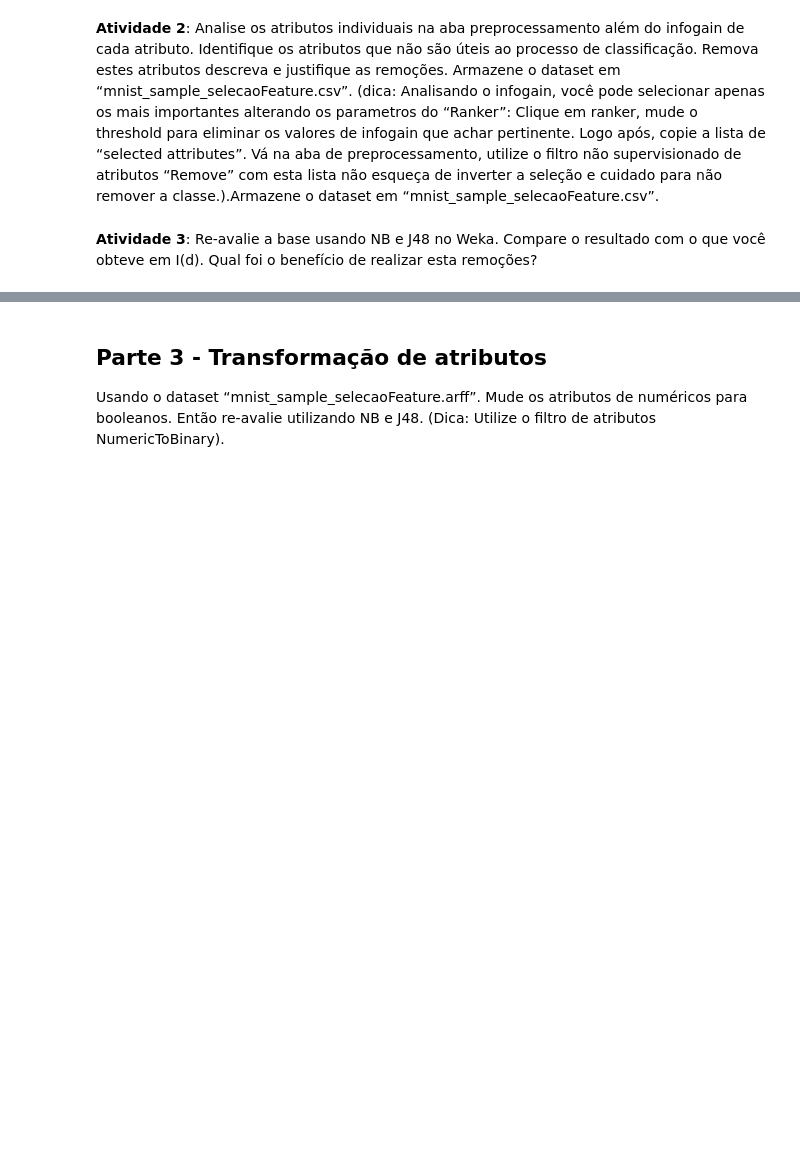
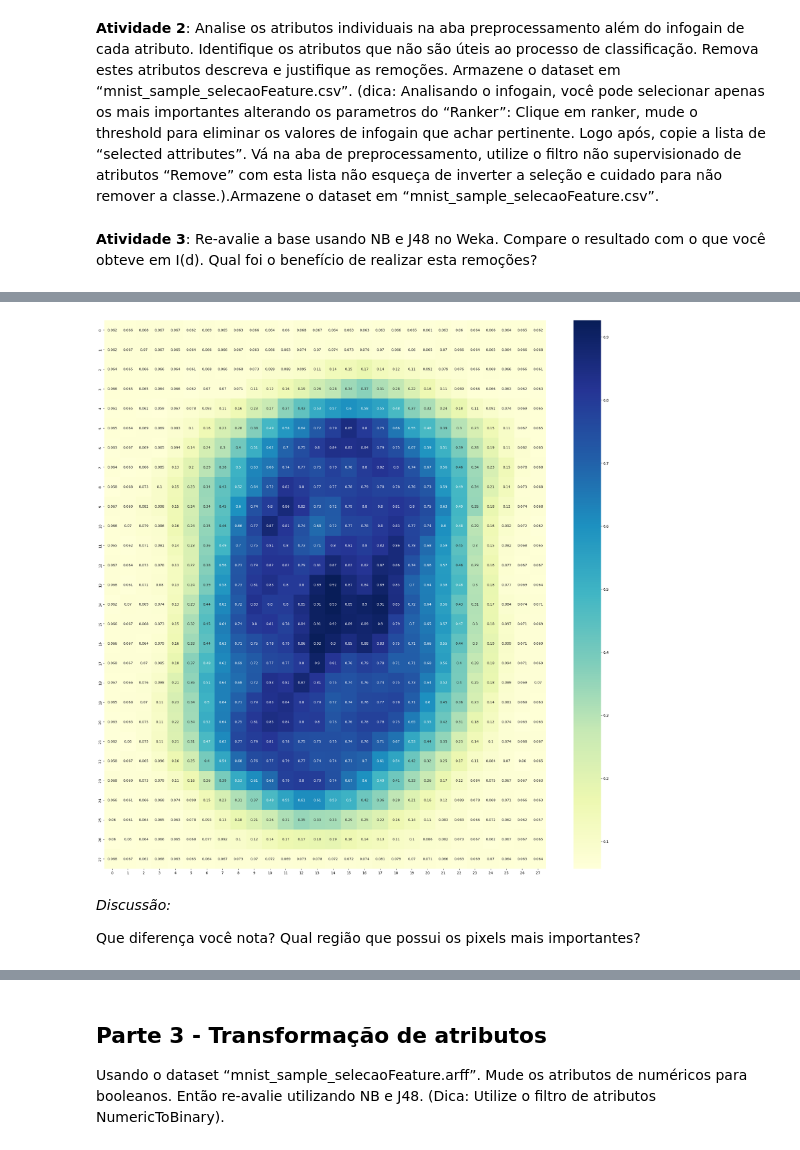
Before and after one commit to vnszero/machine-learning-algorithms, a Jupyter notebook: ap-de-maquina-cefetmg-optical-caracter-recognition/main.ipynb, the cells around one changed output, grey strips where cells are left out. Saved outputs shown, nothing was run; the diff lists cells and outputs as text; code cells hidden in the pictures; blank space fills up the shorter version.

```diff
--- a/ap-de-maquina-cefetmg-optical-caracter-recognition/main.ipynb
+++ b/ap-de-maquina-cefetmg-optical-caracter-recognition/main.ipynb
@@ -151,3 +153,18 @@ Agora vamos melhorar o modelo explorando os atributos.
 **Atividade 2**: Analise os atributos individuais na aba preprocessamento além do infogain de cada atributo. Identifique os atributos que não são úteis ao processo de classificação. Remova estes atributos descreva e justifique as remoções. Armazene o dataset em “mnist_sample_selecaoFeature.csv”. (dica: Analisando o infogain, você pode selecionar apenas os mais importantes alterando os parametros do “Ranker”: Clique em ranker, mude o threshold para eliminar os valores de infogain que achar pertinente. Logo após, copie a lista de “selected attributes”. Vá na aba de preprocessamento, utilize o filtro não supervisionado de atributos “Remove” com esta lista não esqueça de inverter a seleção e cuidado para não remover a classe.).Armazene o dataset em “mnist_sample_selecaoFeature.csv”.
 # %% [markdown]
 **Atividade 3**: Re-avalie a base usando NB e  J48 no Weka. Compare o resultado com o que você obteve em I(d). Qual foi o benefício de realizar esta remoções?
+# %%
+from ganho_informacao import ganho_informacao
+
+# Leia o CSV e armazene-o em um DataFrame - use a função read_csv do pandas
+columns = []
+
+# ajustar o nome
+database = all_data
+
+info_gain_database = pd.DataFrame(columns=['Atributo', 'Ganho de Informação'])
+for column in database.columns:
+    if column != 'y_class':
+        info_gain_database.loc[len(info_gain_database)] = {'Atributo': column, 'Ganho de Informação': ganho_informacao(database, 'y_class', column)}
+
+print(info_gain_database)
@@ -153,0 +186,33 @@ Agora vamos melhorar o modelo explorando os atributos.
+# %%
+# Defina o tamanho desejado da matriz
+square_reference = 28
+
+# Inicialize a matriz
+info_gain_matrix_index = 0
+info_gain_matrix = []
+info_gain_matrix.append([])
+
+# Percorra as linhas do DataFrame e preencha a matriz com os valores da linha desejada
+line_breaker = 0
+for index, row in info_gain_database.iterrows():
+    for item in row:
+        if not('pixel' in str(item)):
+            if info_gain_matrix_index < square_reference:
+                info_gain_matrix[info_gain_matrix_index].append(item)
+                line_breaker += 1
+                if (line_breaker % square_reference == 0):
+                    info_gain_matrix_index += 1
+                    if info_gain_matrix_index < square_reference:
+                        info_gain_matrix.append([])
+                    line_breaker = 0
+
+# Crie um heatmap com seaborn
+plt.figure(figsize=(29, 29))
+sns.heatmap(info_gain_matrix, annot=True, cmap="YlGnBu")
+plt.show()
+# %% [output]
+[figure, added]
+# %% [markdown]
+*Discussão:*
+
+Que diferença você nota? Qual região que possui os pixels mais importantes?
```
Also changed, not shown: parts of 5 cells of this notebook, 1 other file.
